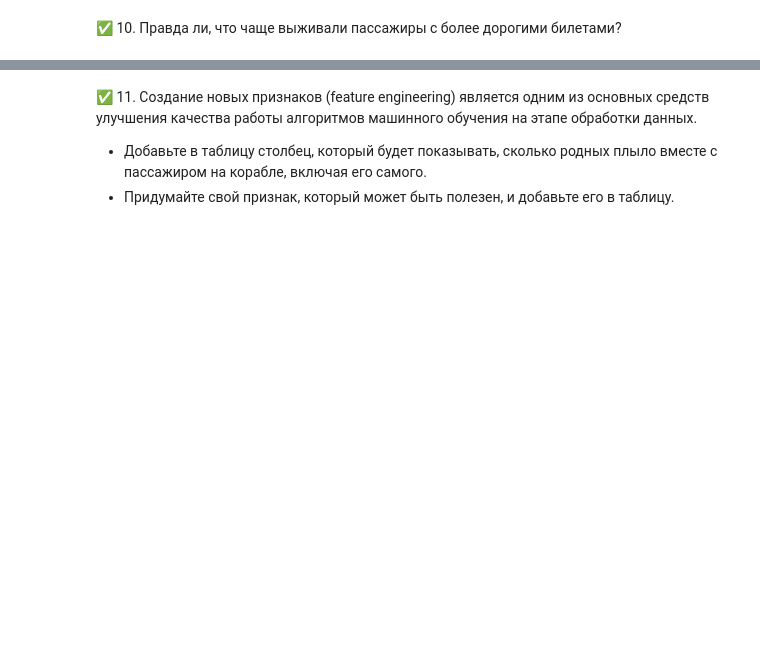
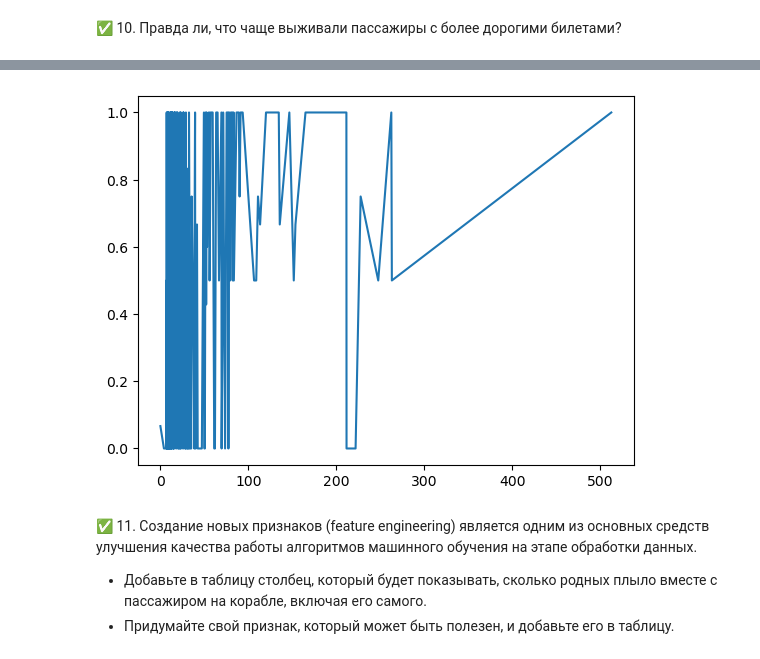
Before and after one commit to rebrudiy/machine_learning_hw_01, a Jupyter notebook: ml_hw_01.ipynb, the cells around one changed output, grey strips where cells are left out. Cells and saved outputs as stored; diff of their text form; code cells hidden in the pictures; blank space fills up the shorter version.

```diff
--- a/ml_hw_01.ipynb
+++ b/ml_hw_01.ipynb
@@ -129,0 +191,3 @@ print("Доля выживших людей", survived / persons)
+# %%
+train_df.Embarked.fillna(train_df.Embarked.mode()[0], inplace = True)
+train_df.isnull().sum()
@@ -130,2 +207,4 @@ print("Доля выживших людей", survived / persons)
 # %% [markdown]
 ✅ 10. Правда ли, что чаще выживали пассажиры с более дорогими билетами?
+# %%
+fare_surviv_prob=train_df.groupby("Fare", as_index=False)["Survived"].mean()
@@ -131,0 +229,7 @@ print("Доля выживших людей", survived / persons)
+# %%
+import matplotlib.pyplot as plt
+fig, ax = plt.subplots()
+ax.plot(fare_surviv_prob["Fare"], fare_surviv_prob["Survived"])
+plt.show()
+# %% [output]
+[figure, added]
```
Also changed, not shown: parts of 19 cells of this notebook.
